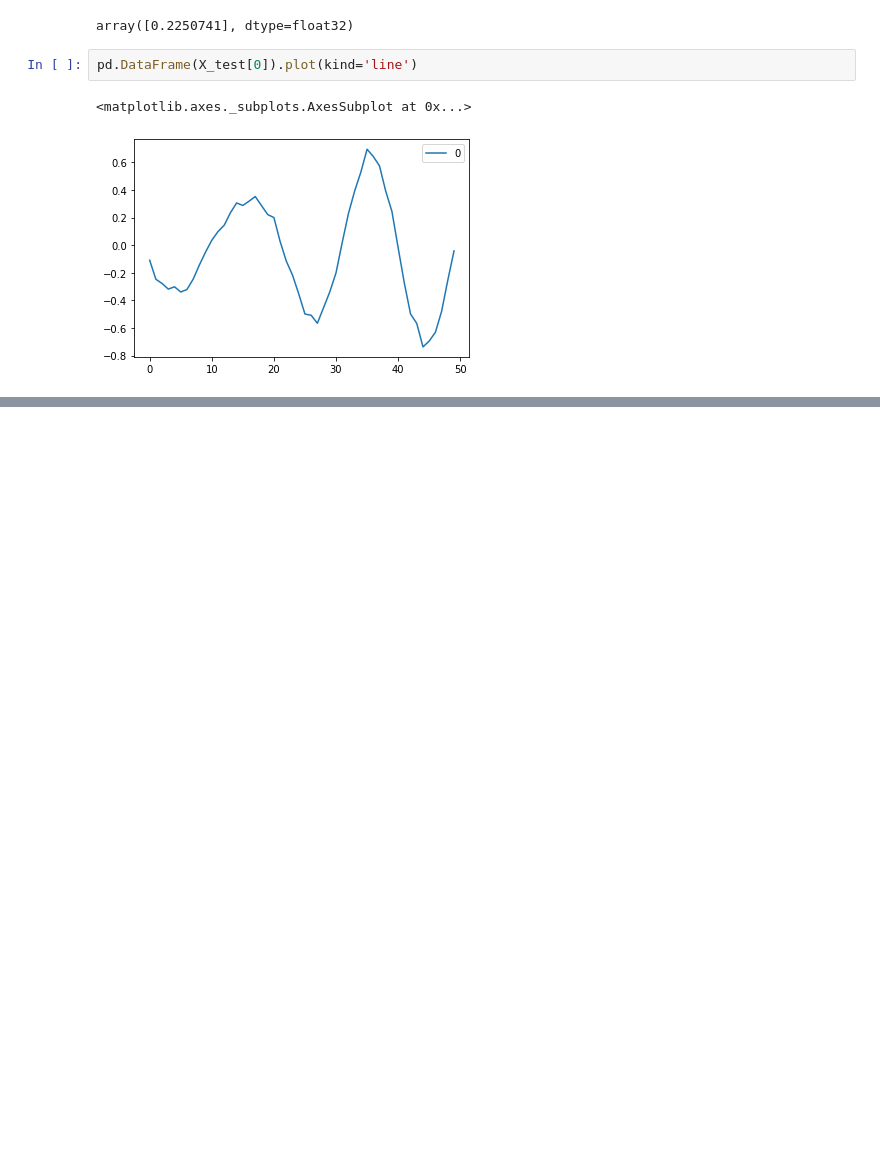
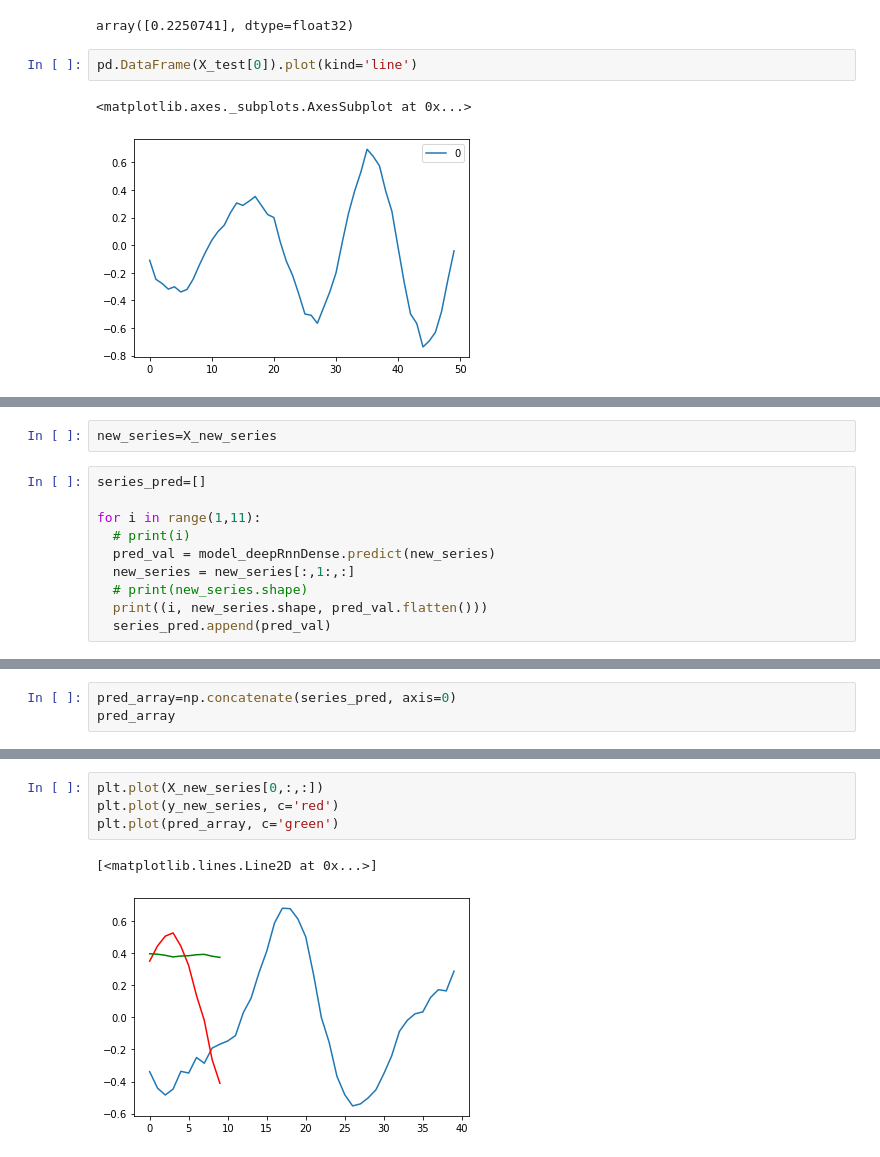
Before and after one commit to rahuljungbahadur/hands_on_ml_book, a Jupyter notebook: Rnn_time_series.ipynb, the cells around one changed output, grey strips where cells are left out. Saved outputs shown, nothing was run; the diff lists cells and outputs as text; blank space fills up the shorter version.

```diff
--- a/Rnn_time_series.ipynb
+++ b/Rnn_time_series.ipynb
@@ -161,0 +199,12 @@ pd.DataFrame(X_test[0]).plot(kind='line')
+# %%
+new_series=X_new_series
+# %%
+series_pred=[]
+
+for i in range(1,11):
+  # print(i)
+  pred_val = model_deepRnnDense.predict(new_series)
+  new_series = new_series[:,1:,:]
+  # print(new_series.shape)
+  print((i, new_series.shape, pred_val.flatten()))
+  series_pred.append(pred_val)
@@ -161,0 +226,3 @@ pd.DataFrame(X_test[0]).plot(kind='line')
+# %%
+pred_array=np.concatenate(series_pred, axis=0)
+pred_array
@@ -161,0 +240,7 @@ pd.DataFrame(X_test[0]).plot(kind='line')
+# %%
+plt.plot(X_new_series[0,:,:])
+plt.plot(y_new_series, c='red')
+plt.plot(pred_array, c='green')
+# %% [output]
+[<matplotlib.lines.Line2D at 0x...>]
+[figure, added]
```
Also changed, not shown: parts of 20 cells of this notebook.
